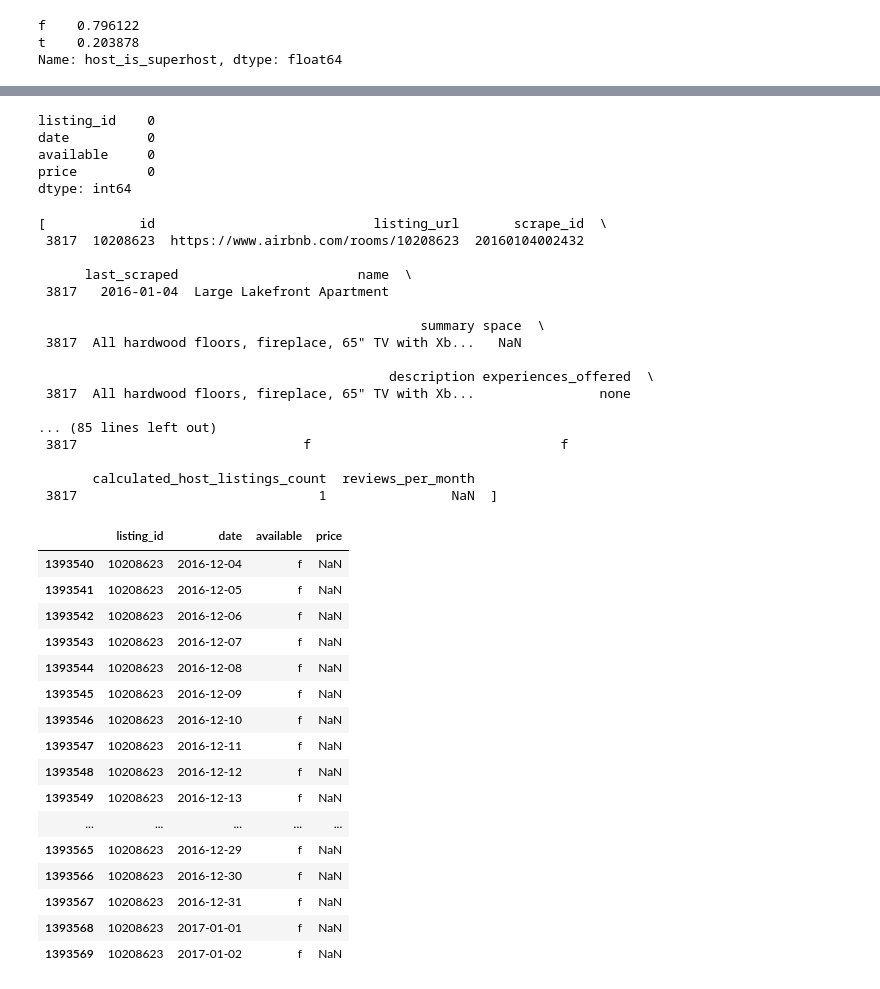
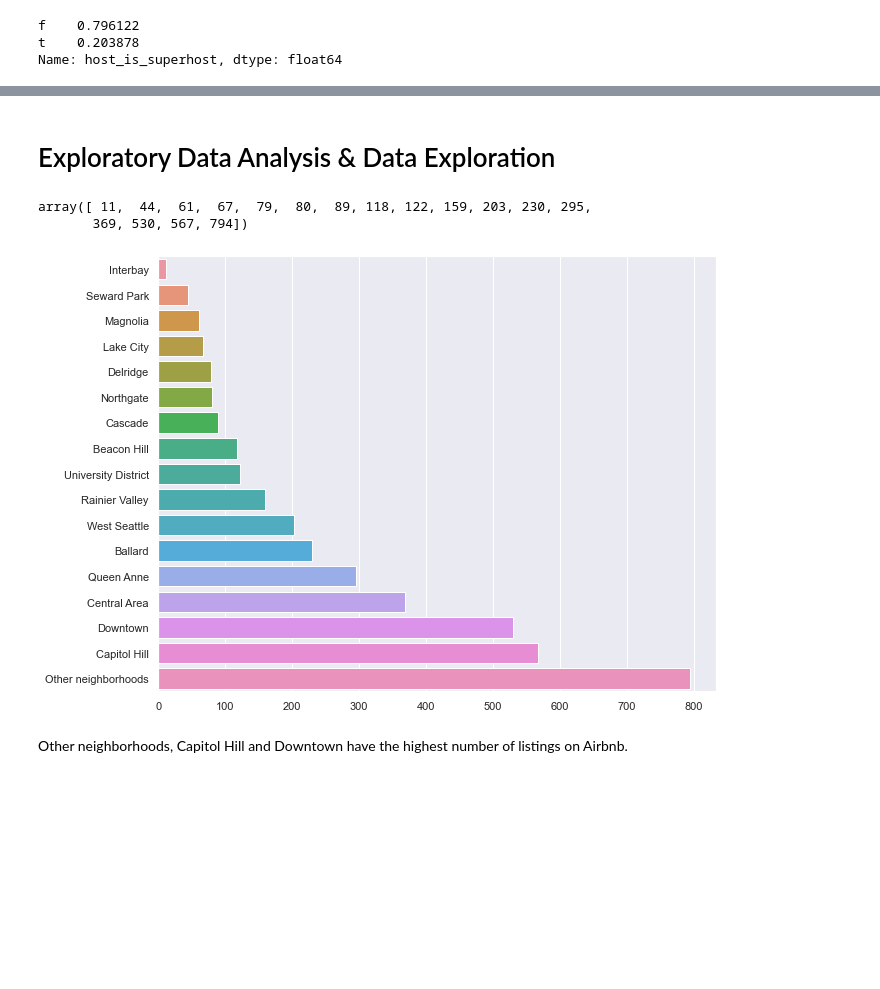
Before and after one commit to haticerdogan/Seattle-Airbnb-Project, a Jupyter notebook: Data Analysis.ipynb, the cells around one changed output, grey strips where cells are left out. Cells and saved outputs as stored; diff of their text form; code cells hidden in the pictures; blank space fills up the shorter version.

```diff
--- a/Data Analysis.ipynb
+++ b/Data Analysis.ipynb
@@ -153,3 +152,6 @@ listings_df.head()
 | 2 | 3308979 | https://www.airbnb.com/rooms/3308979 | 20160104002432 | 2016-01-04 | New Modern House-Amazing water view | New modern house built in 2013. S... | Our house is modern, light and fr... | New modern house built in 2013. S... | ... |
 | 3 | 7421966 | https://www.airbnb.com/rooms/7421966 | 20160104002432 | 2016-01-04 | Queen Anne Chateau | A charming apartment that sits at... | NaN | A charming apartment that sits at... | ... |
 | 4 | 278830 | https://www.airbnb.com/rooms/278830 | 20160104002432 | 2016-01-04 | Charming craftsman 3 bdm house | Cozy family craftman house in bea... | Cozy family craftman house in bea... | Cozy family craftman house in bea... | ... |
+# %%
+listings_df['price'] = listings_df['price'].replace('[\$,]','',regex=True).astype(float).astype(int)
+listings_df['price']
@@ -186,0 +194,4 @@ listings_df['bedrooms'].isna().sum()
+# %%
+listings_df['bedrooms'] = listings_df['bedrooms'].fillna(listings_df['bedrooms'].median())
+listings_df['bedrooms'] = listings_df['bedrooms'].astype(int)
+listings_df['bedrooms'].value_counts()
@@ -363,48 +300,18 @@ calendar_df.tail()
-# %%
-calendar_df.isna().sum()
-# %% [output]
-listing_id    0
-date          0
-available     0
-price         0
-dtype: int64
-# %%
-[listings_df[listings_df['id'] == 10208623]]
-# %% [output]
-[            id                            listing_url       scrape_id  \
- 3817  10208623  https://www.airbnb.com/rooms/10208623  20160104002432
-
-      last_scraped                       name  \
- 3817   2016-01-04  Large Lakefront Apartment
-
-                                                 summary space  \
- 3817  All hardwood floors, fireplace, 65" TV with Xb...   NaN
-
-                                             description experiences_offered  \
- 3817  All hardwood floors, fireplace, 65" TV with Xb...                none
-
-... (85 lines left out)
- 3817                             f                                f
-
-       calculated_host_listings_count  reviews_per_month
- 3817                               1                NaN  ]
-# %%
-calendar_df.tail(30)
-# %% [output]
-|  | listing_id | date | available | price |
-| 1393540 | 10208623 | 2016-12-04 | f | NaN |
-| 1393541 | 10208623 | 2016-12-05 | f | NaN |
-| 1393542 | 10208623 | 2016-12-06 | f | NaN |
-| 1393543 | 10208623 | 2016-12-07 | f | NaN |
-| 1393544 | 10208623 | 2016-12-08 | f | NaN |
-| 1393545 | 10208623 | 2016-12-09 | f | NaN |
-| 1393546 | 10208623 | 2016-12-10 | f | NaN |
-| 1393547 | 10208623 | 2016-12-11 | f | NaN |
-| 1393548 | 10208623 | 2016-12-12 | f | NaN |
-| 1393549 | 10208623 | 2016-12-13 | f | NaN |
-| ... | ... | ... | ... | ... |
-| 1393565 | 10208623 | 2016-12-29 | f | NaN |
-| 1393566 | 10208623 | 2016-12-30 | f | NaN |
-| 1393567 | 10208623 | 2016-12-31 | f | NaN |
-| 1393568 | 10208623 | 2017-01-01 | f | NaN |
-| 1393569 | 10208623 | 2017-01-02 | f | NaN |
+# %% [markdown]
+# Exploratory Data Analysis & Data Exploration
+# %%
+listings_df['neighbourhood_group_cleansed'].value_counts().sort_values(ascending=True).values
+# %% [output]
+array([ 11,  44,  61,  67,  79,  80,  89, 118, 122, 159, 203, 230, 295,
+       369, 530, 567, 794])
+# %%
+# Which neighborhood has the highest number of listings?
+sns.set_theme(style='darkgrid')
+f, ax = plt.subplots(figsize=(10, 8))
+sns.set_color_codes('pastel')
+sns.barplot(y = listings_df['neighbourhood_group_cleansed'].value_counts().sort_values(ascending=True).keys(),
+        x = listings_df['neighbourhood_group_cleansed'].value_counts().sort_values(ascending=True).values, orient='h');
+# %% [output]
+[figure, added]
+# %% [markdown]
+Other neighborhoods, Capitol Hill and Downtown have the highest number of listings on Airbnb.
```
Also changed, not shown: parts of 31 cells of this notebook.
